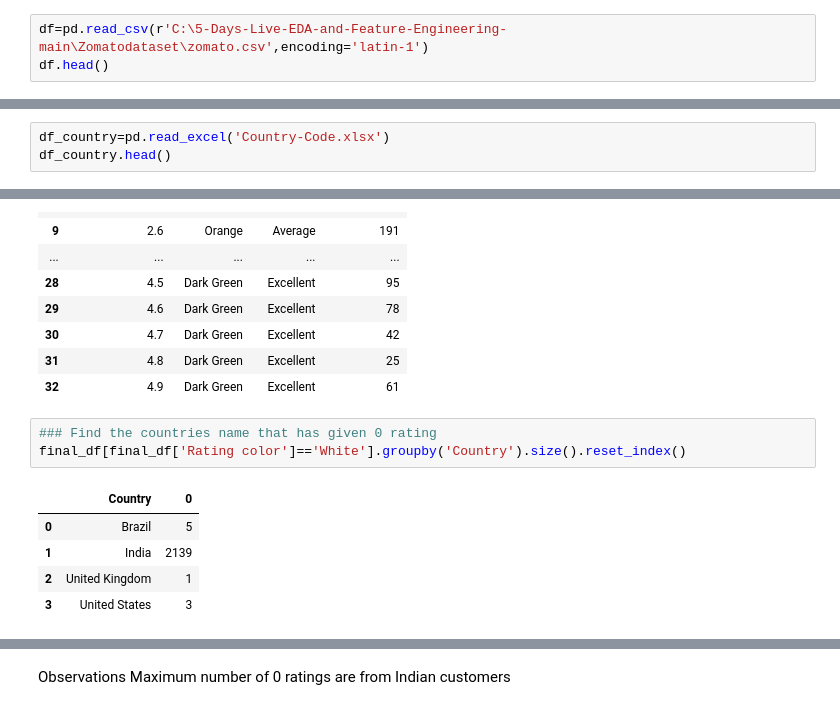
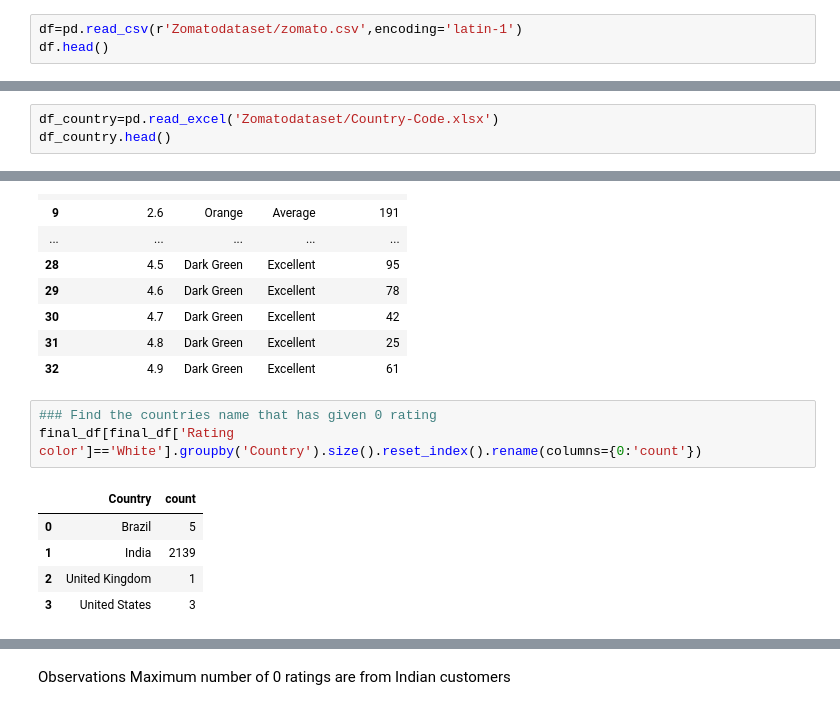
Before and after one commit to manojpraba/EDA-and-feature-engineering-, a Jupyter notebook: 1-EDA And Feature Engineering.ipynb, the cells around one changed output, grey strips where cells are left out. Drawn from its saved outputs; the diff is of its cells as text.

```diff
--- a/1-EDA And Feature Engineering.ipynb
+++ b/1-EDA And Feature Engineering.ipynb
@@ -9,7 +9,7 @@ import matplotlib.pyplot as plt
 import seaborn as sns
 %matplotlib inline
 # %%
-df=pd.read_csv(r'C:\5-Days-Live-EDA-and-Feature-Engineering-main\Zomatodataset\zomato.csv',encoding='latin-1')
+df=pd.read_csv(r'Zomatodataset/zomato.csv',encoding='latin-1')
 df.head()
 # %% [output]
 |  | Restaurant ID | Restaurant Name | Country Code | City | Address | Locality | Locality Verbose | Longitude | ... |
@@ -122,7 +107,7 @@ sns.heatmap(df.isnull(),yticklabels=False,cbar=False,cmap='viridis')
 <AxesSubplot:>
 [figure]
 # %%
-df_country=pd.read_excel('Country-Code.xlsx')
+df_country=pd.read_excel('Zomatodataset/Country-Code.xlsx')
 df_country.head()
 # %% [output]
 |  | Country Code | Country |
@@ -295,9 +330,9 @@ ratings
 | 32 | 4.9 | Dark Green | Excellent | 61 |
 # %%
 ### Find the countries name that has given 0 rating
-final_df[final_df['Rating color']=='White'].groupby('Country').size().reset_index()
+final_df[final_df['Rating color']=='White'].groupby('Country').size().reset_index().rename(columns={0:'count'})
 # %% [output]
-|  | Country | 0 |
+|  | Country | count |
 | 0 | Brazil | 5 |
 | 1 | India | 2139 |
 | 2 | United Kingdom | 1 |
```
Also changed, not shown: parts of 19 cells of this notebook.
